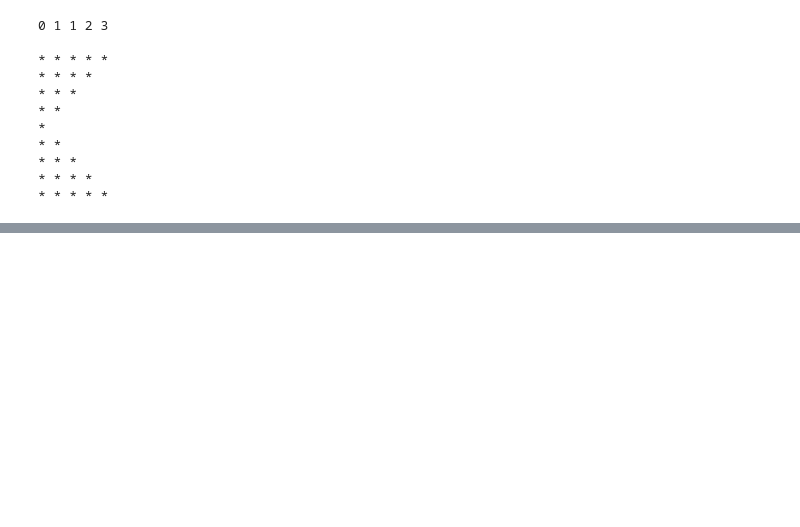
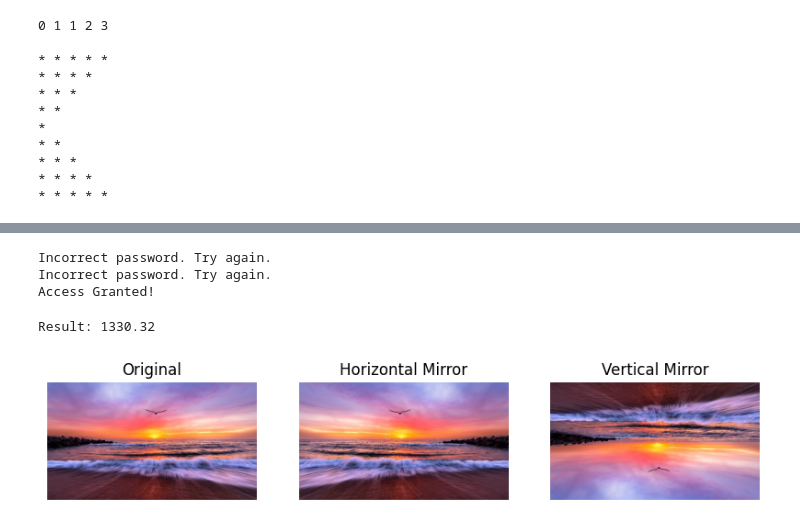
Before and after one commit to Tam05PU/Exercise-Portfolio, a Jupyter notebook: portfolio/exercises.ipynb, the cells around one changed output, grey strips where cells are left out. Drawn from its saved outputs; the diff is of its cells as text; code cells hidden in the pictures; blank space fills up the shorter version.

```diff
--- a/portfolio/exercises.ipynb
+++ b/portfolio/exercises.ipynb
@@ -39,0 +99,69 @@ for i in range(2,n + 1):
+# %%
+#question 7
+user_password = "exercise7"
+while True:
+    password = input("Enter the password: ")
+    if password == user_password:
+        print("Access Granted!")
+        break
+    else:
+        print("Incorrect password. Try again.")
+# %% [output]
+Incorrect password. Try again.
+Incorrect password. Try again.
+Access Granted!
+# %%
+#guestion 8
+import math
+
+def series(x, N):
+    total = 0
+    for i in range(1, N + 1):
+        total += (x * (5**i)**2) / (i + math.factorial(i + 1))
+    return round(total, 2)
+
+
+x = int(input("Enter x: "))
+N = int(input("Enter N: "))
+
+print("Result:", series(x, N))
+# %% [output]
+Result: 1330.32
+# %%
+#question 9
+import numpy as np
+import matplotlib.pyplot as plt
+import PIL  # Python Imaging Library - image editing
+import urllib
+image_url = "https://thumbs.dreamstime.com/b/ocean-sunset-landscape-bird-high-resolution-image-flying-towards-colorful-romantic-sky-246711534.jpg"
+
+image_data = urllib.request.urlopen(image_url)
+image = PIL.Image.open(image_data)
+np_image = np.array(image)
+
+horizontal_mirror = np.fliplr(np_image)
+
+# Vertical mirror (top-bottom flip)
+vertical_mirror = np.flipud(np_image)
+
+# Display images
+plt.figure(figsize=(10,4))
+
+plt.subplot(1,3,1)
+plt.title("Original")
+plt.imshow(np_image)
+plt.axis("off")
+
+plt.subplot(1,3,2)
+plt.title("Horizontal Mirror")
+plt.imshow(horizontal_mirror)
+plt.axis("off")
+
+plt.subplot(1,3,3)
+plt.title("Vertical Mirror")
+plt.imshow(vertical_mirror)
+plt.axis("off")
+
+plt.show()
+# %% [output]
+[figure, added]
```
Also changed, not shown: parts of 15 cells of this notebook.
